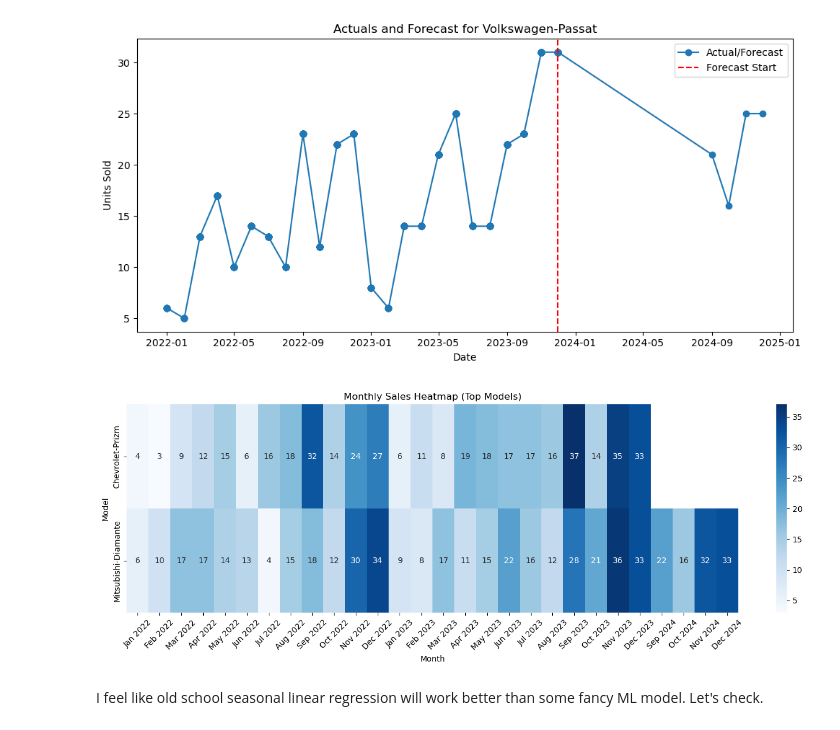
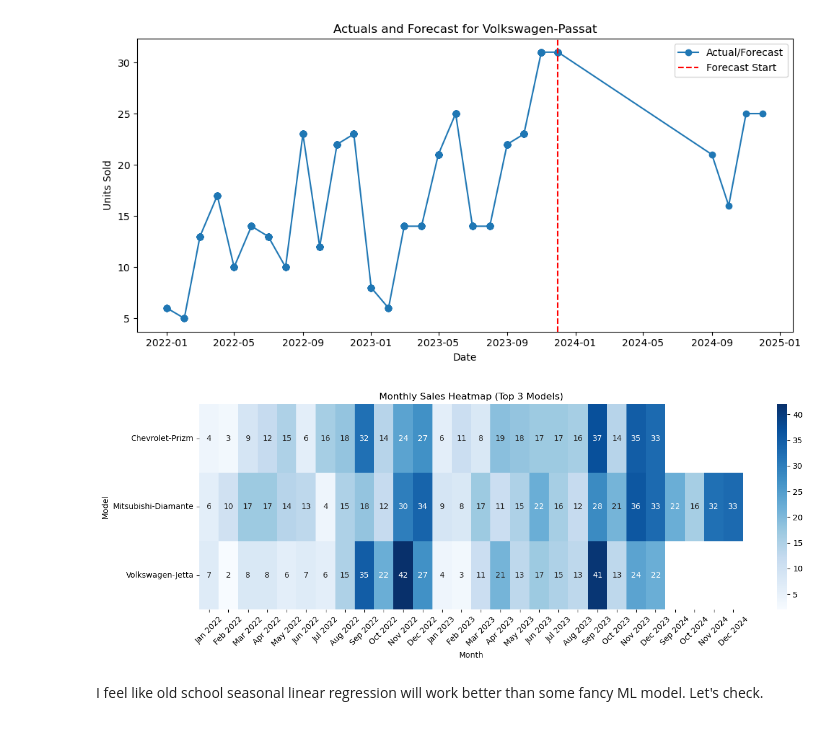
Before and after one commit to postatum/dealerships_sales_forecasting, a Jupyter notebook: notebooks/05_model_forecast.ipynb, the cells around one changed output. Saved outputs shown, nothing was run; the diff lists cells and outputs as text; code cells hidden in the pictures.

Commit message:
all forecast, analysis and visualization complete including readme file

```diff
--- a/notebooks/05_model_forecast.ipynb
+++ b/notebooks/05_model_forecast.ipynb
@@ -254,30 +254,32 @@ plt.show()
 
 [395 rows x 6 columns]
 [figure]
-# %%
-# We can clearly see our model drop off the early 2024 sales of Chevy Prism and Olds Silhouette.
-# This has something to do with our model's binary 'in top three' 'not in top three'.
-import seaborn as sns
-
-# Format the date columns as 'Mon YYYY'
-pivot = all_years[all_years['brand_model'].isin(top_models)].pivot_table(
-    index='brand_model',
-    columns='date',
-    values='units',
-    aggfunc='first'
-)
-pivot.columns = [col.strftime('%b %Y') for col in pivot.columns]  # Format columns
-
-plt.figure(figsize=(14, 5))
-sns.heatmap(pivot, cmap='Blues', annot=True, fmt='.0f')
-plt.title('Monthly Sales Heatmap (Top Models)')
-plt.xlabel('Month')
-plt.ylabel('Model')
-plt.xticks(rotation=45)
-plt.tight_layout()
-plt.show()
-# %% [output]
-[figure, removed]
+# %%
+import seaborn as sns
+import matplotlib.pyplot as plt
+
+# Get top 3 models by total sales
+top_3_models = all_years.groupby('brand_model')['units'].sum().nlargest(3).index.tolist()
+
+# Format the date columns as 'Mon YYYY' and filter for top 3
+pivot = all_years[all_years['brand_model'].isin(top_3_models)].pivot_table(
+    index='brand_model',
+    columns='date',
+    values='units',
+    aggfunc='first'
+)
+pivot.columns = [col.strftime('%b %Y') for col in pivot.columns]  # Format columns
+
+plt.figure(figsize=(14, 5))
+sns.heatmap(pivot, cmap='Blues', annot=True, fmt='.0f')
+plt.title('Monthly Sales Heatmap (Top 3 Models)')
+plt.xlabel('Month')
+plt.ylabel('Model')
+plt.xticks(rotation=45)
+plt.tight_layout()
+plt.show()
+# %% [output]
+[figure, added]
 # %% [markdown]
 I feel like old school seasonal linear regression will work better than some fancy ML model. Let's check.
 # %%
```
Also changed, not shown: 14 other files.
